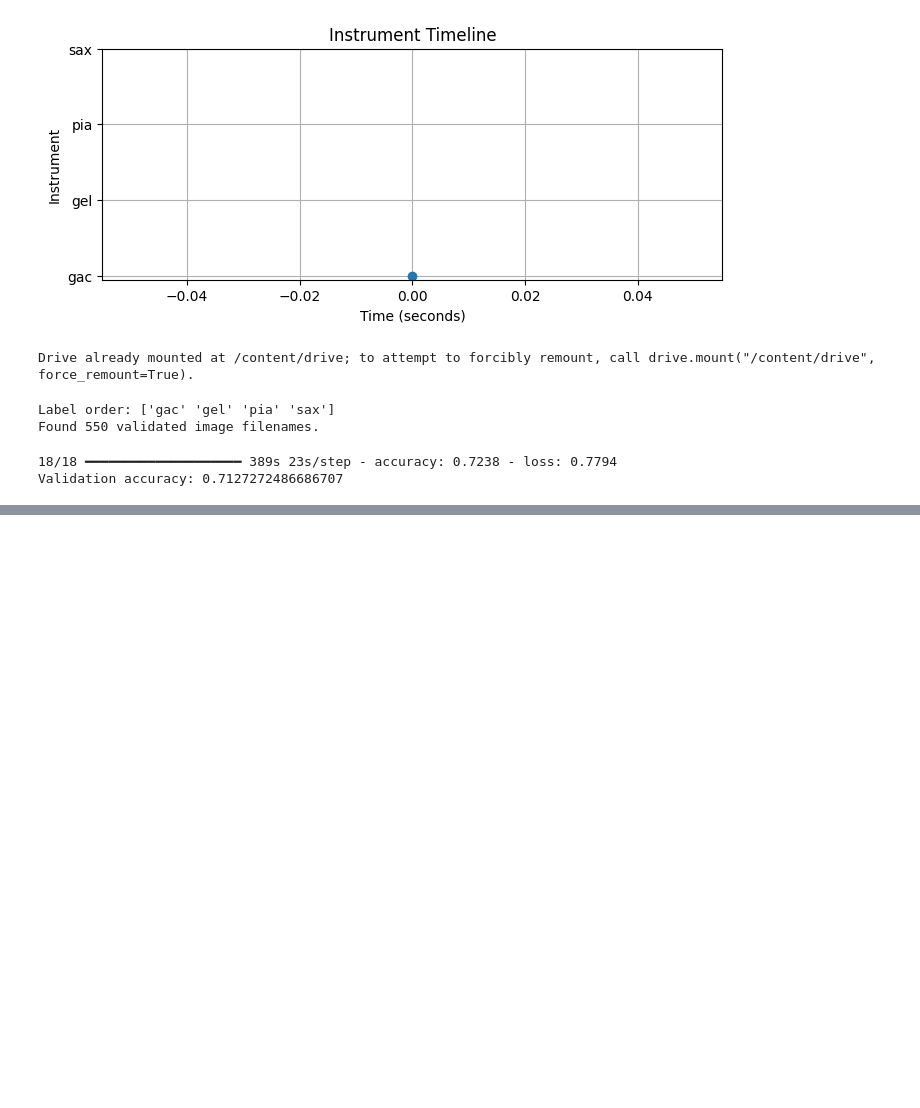
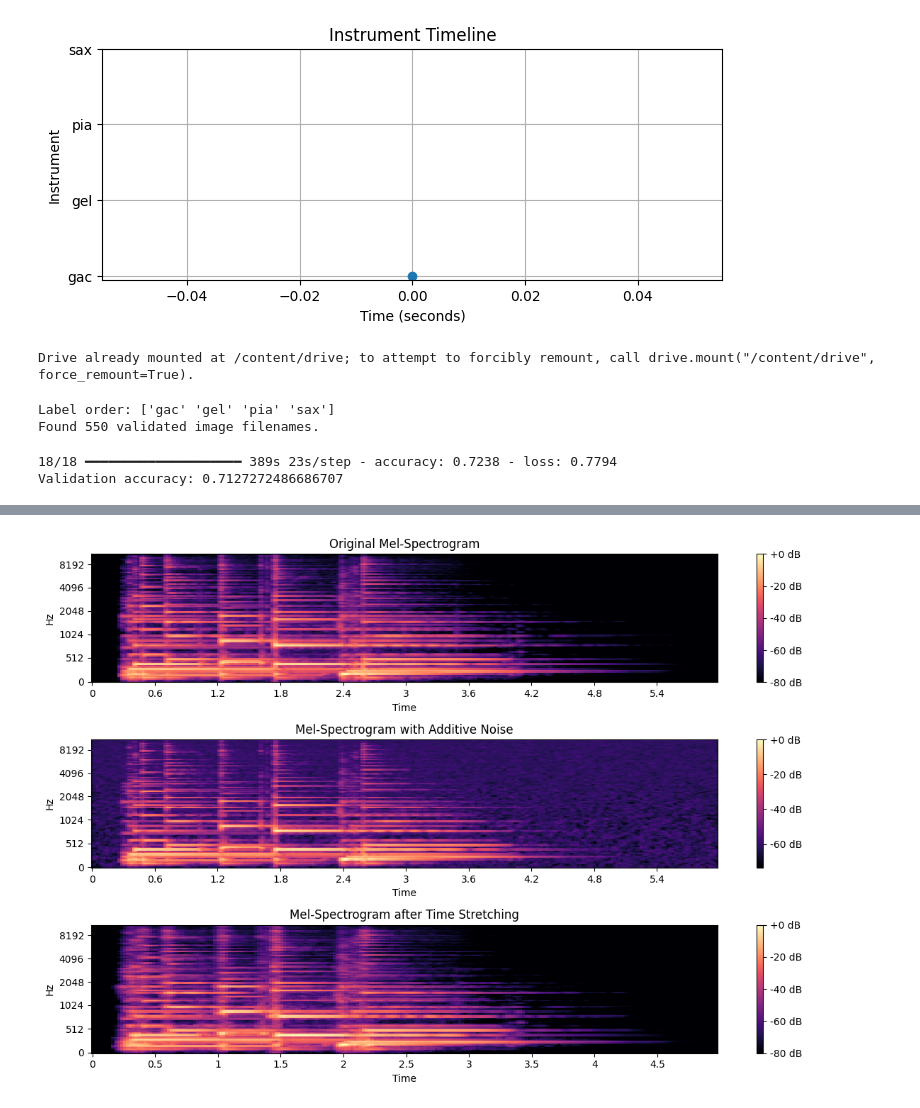
Before and after one commit to springboardmentor1234x-stack/CNN-Music-Instrument-Recognition, a Jupyter notebook: InstruNet_Preprocessing.ipynb, the cells around one changed output, grey strips where cells are left out. Drawn from its saved outputs; the diff is of its cells as text; code cells hidden in the pictures; blank space fills up the shorter version.

```diff
--- a/InstruNet_Preprocessing.ipynb
+++ b/InstruNet_Preprocessing.ipynb
@@ -1373,0 +1408,25 @@ Validation accuracy: 0.7127272486686707
+# %%
+def plot_mel(y, sr, title):
+    mel = librosa.feature.melspectrogram(
+        y=y, sr=sr, n_mels=128
+    )
+    mel_db = librosa.power_to_db(mel, ref=np.max)
+    librosa.display.specshow(mel_db, sr=sr, x_axis="time", y_axis="mel")
+    plt.title(title)
+    plt.colorbar(format="%+2.0f dB")
+# %%
+plt.figure(figsize=(12,8))
+
+plt.subplot(3,1,1)
+plot_mel(y, sr, "Original Mel-Spectrogram")
+
+plt.subplot(3,1,2)
+plot_mel(y_noise, sr, "Mel-Spectrogram with Additive Noise")
+
+plt.subplot(3,1,3)
+plot_mel(y_stretch, sr, "Mel-Spectrogram after Time Stretching")
+
+plt.tight_layout()
+plt.show()
+# %% [output]
+[figure, added]
```
Also changed, not shown: parts of 4 cells of this notebook.
